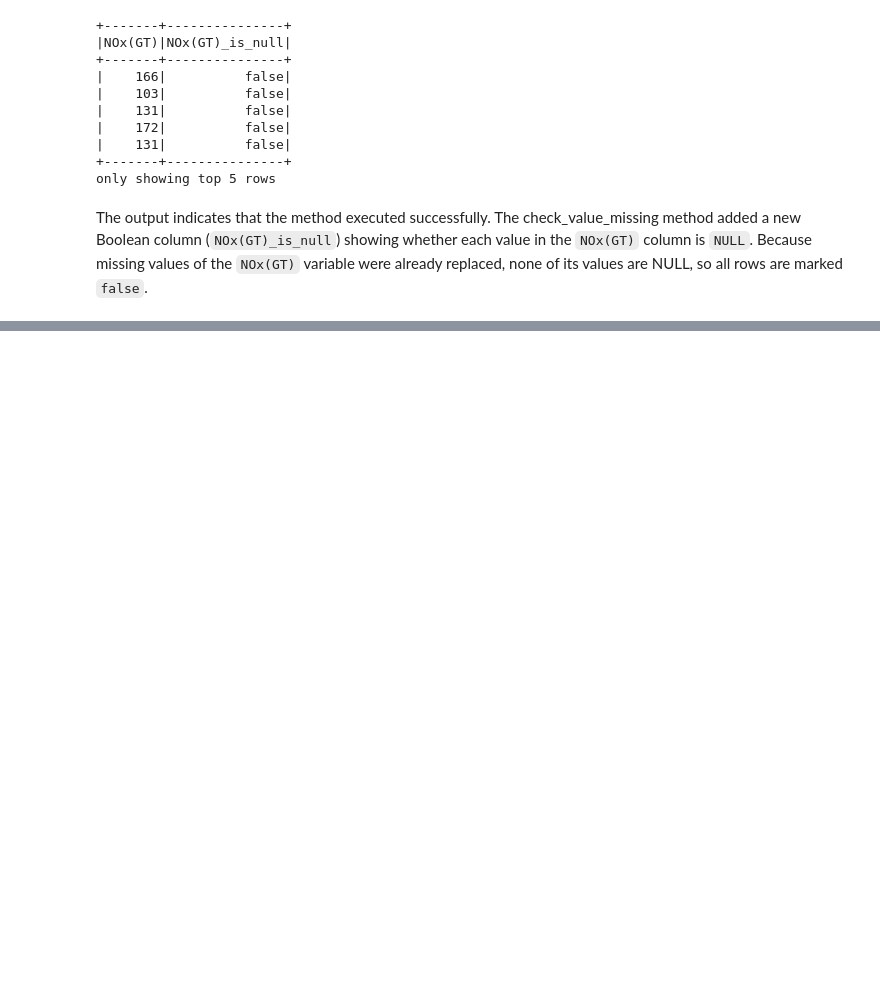
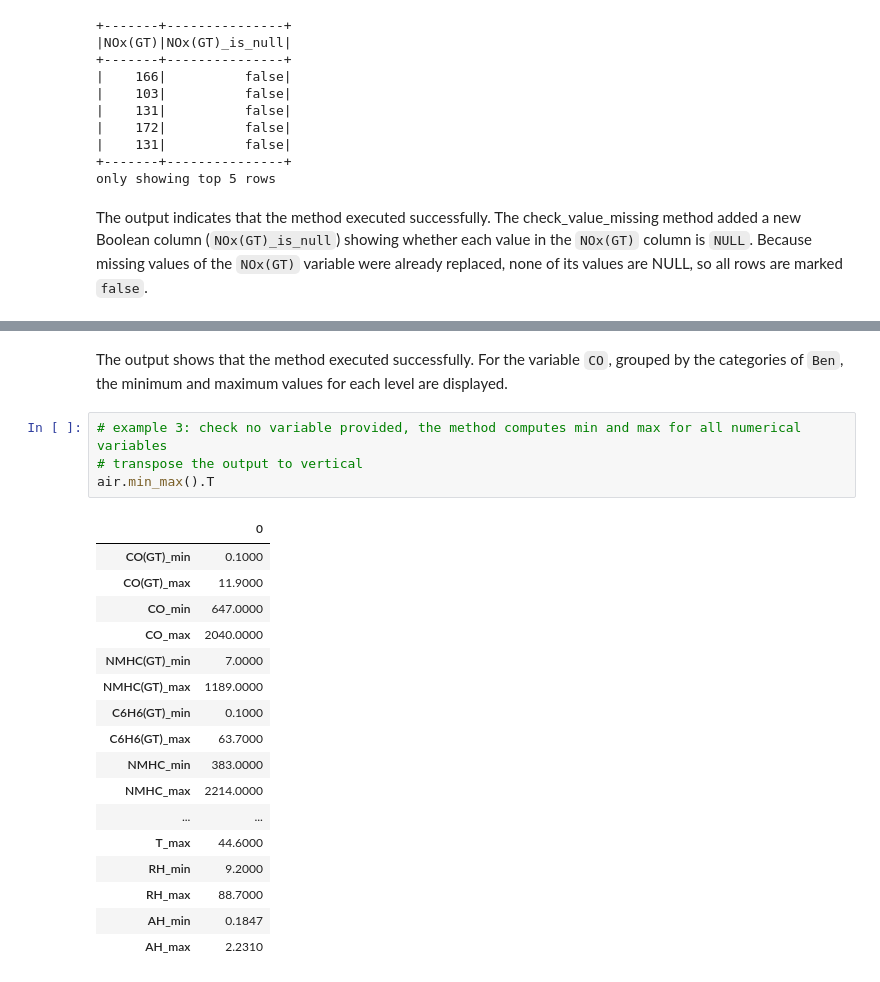
Before and after one commit to fhzhkunming/ST-554-Project-II, a Jupyter notebook: ST554_project2_Hui.ipynb, the cells around one changed output, grey strips where cells are left out. Drawn from its saved outputs; the diff is of its cells as text; blank space fills up the shorter version.

```diff
--- a/ST554_project2_Hui.ipynb
+++ b/ST554_project2_Hui.ipynb
@@ -718,0 +741,24 @@ importlib.reload(ST554_project2_part1)
+# %% [markdown]
+The output shows that the method executed successfully. For the variable `CO`, grouped by the categories of `Ben`, the minimum and maximum values for each level are displayed.
+# %%
+# example 3: check no variable provided, the method computes min and max for all numerical variables
+# transpose the output to vertical
+air.min_max().T
+# %% [output]
+|  | 0 |
+| CO(GT)_min | 0.1000 |
+| CO(GT)_max | 11.9000 |
+| CO_min | 647.0000 |
+| CO_max | 2040.0000 |
+| NMHC(GT)_min | 7.0000 |
+| NMHC(GT)_max | 1189.0000 |
+| C6H6(GT)_min | 0.1000 |
+| C6H6(GT)_max | 63.7000 |
+| NMHC_min | 383.0000 |
+| NMHC_max | 2214.0000 |
+| ... | ... |
+| T_max | 44.6000 |
+| RH_min | 9.2000 |
+| RH_max | 88.7000 |
+| AH_min | 0.1847 |
+| AH_max | 2.2310 |
```
Also changed, not shown: parts of 50 cells of this notebook.
